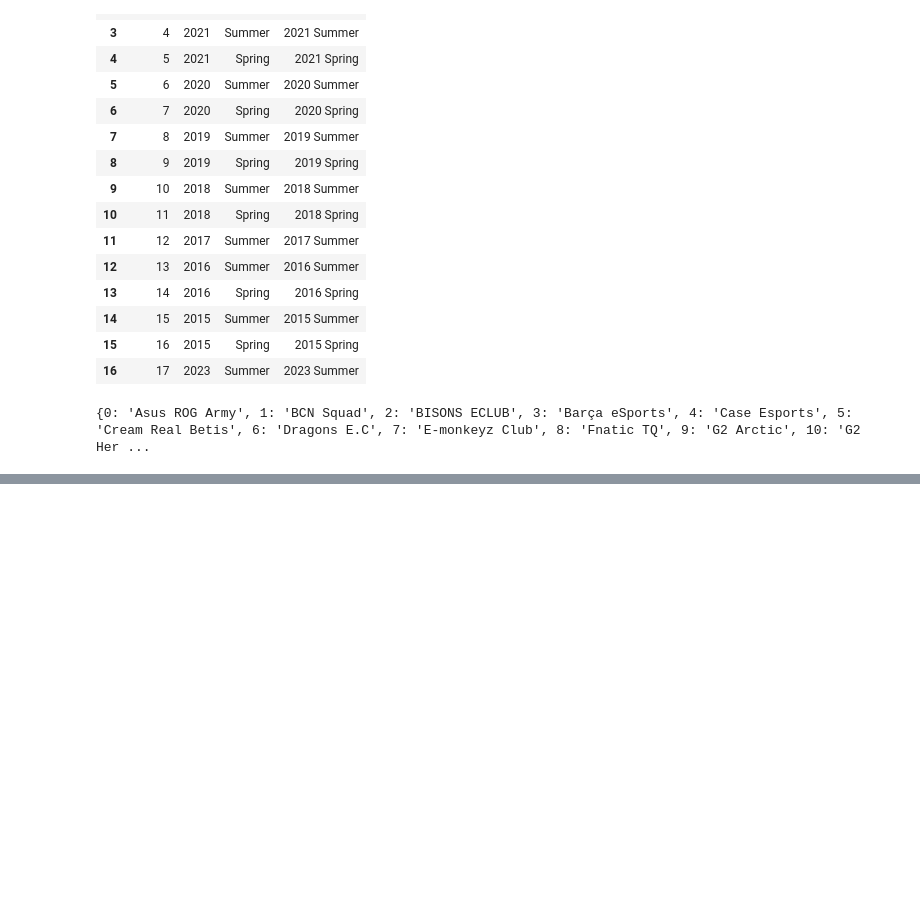
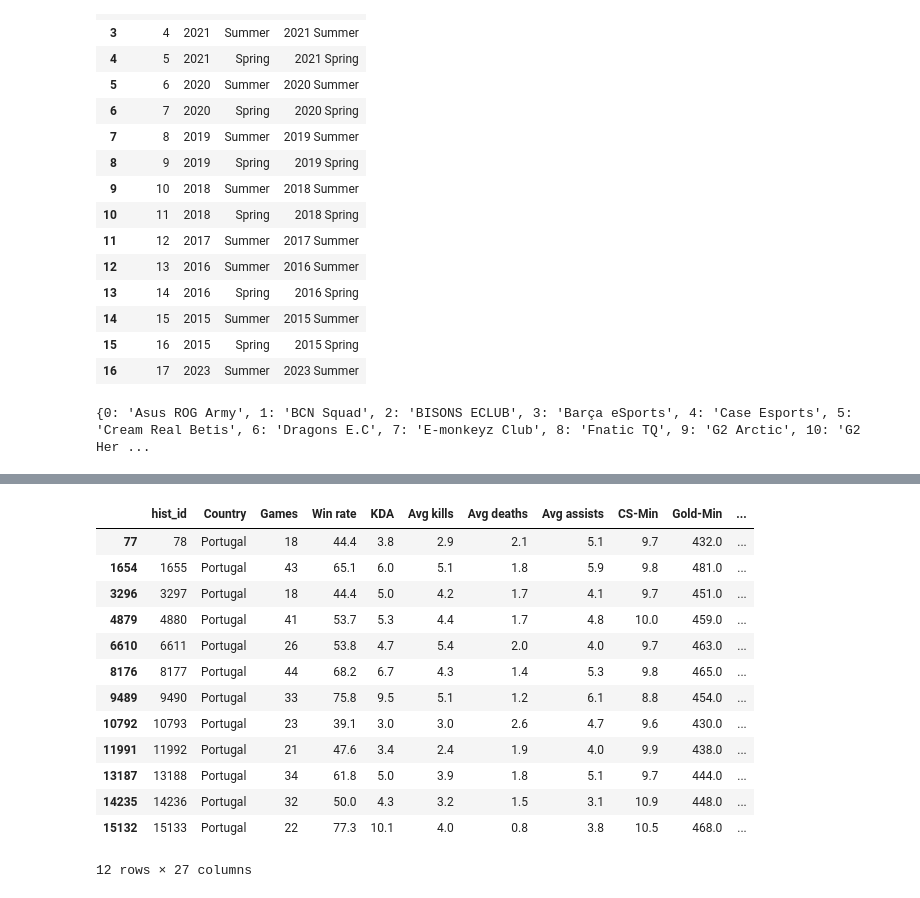
Before and after one commit to Linxx333/MrLinx-Data-ETL, a Jupyter notebook: src/main.ipynb, the cells around one changed output, grey strips where cells are left out. Drawn from its saved outputs; the diff is of its cells as text; code cells hidden in the pictures; blank space fills up the shorter version.

```diff
--- a/src/main.ipynb
+++ b/src/main.ipynb
@@ -863,0 +941,17 @@ hist_champs.head()
+# %%
+hist_players[hist_players['players_id'] == 245]
+# %% [output]
+|  | hist_id | Country | Games | Win rate | KDA | Avg kills | Avg deaths | Avg assists | CS-Min | Gold-Min | ... |
+| 77 | 78 | Portugal | 18 | 44.4 | 3.8 | 2.9 | 2.1 | 5.1 | 9.7 | 432.0 | ... |
+| 1654 | 1655 | Portugal | 43 | 65.1 | 6.0 | 5.1 | 1.8 | 5.9 | 9.8 | 481.0 | ... |
+| 3296 | 3297 | Portugal | 18 | 44.4 | 5.0 | 4.2 | 1.7 | 4.1 | 9.7 | 451.0 | ... |
+| 4879 | 4880 | Portugal | 41 | 53.7 | 5.3 | 4.4 | 1.7 | 4.8 | 10.0 | 459.0 | ... |
+| 6610 | 6611 | Portugal | 26 | 53.8 | 4.7 | 5.4 | 2.0 | 4.0 | 9.7 | 463.0 | ... |
+| 8176 | 8177 | Portugal | 44 | 68.2 | 6.7 | 4.3 | 1.4 | 5.3 | 9.8 | 465.0 | ... |
+| 9489 | 9490 | Portugal | 33 | 75.8 | 9.5 | 5.1 | 1.2 | 6.1 | 8.8 | 454.0 | ... |
+| 10792 | 10793 | Portugal | 23 | 39.1 | 3.0 | 3.0 | 2.6 | 4.7 | 9.6 | 430.0 | ... |
+| 11991 | 11992 | Portugal | 21 | 47.6 | 3.4 | 2.4 | 1.9 | 4.0 | 9.9 | 438.0 | ... |
+| 13187 | 13188 | Portugal | 34 | 61.8 | 5.0 | 3.9 | 1.8 | 5.1 | 9.7 | 444.0 | ... |
+| 14235 | 14236 | Portugal | 32 | 50.0 | 4.3 | 3.2 | 1.5 | 3.1 | 10.9 | 448.0 | ... |
+| 15132 | 15133 | Portugal | 22 | 77.3 | 10.1 | 4.0 | 0.8 | 3.8 | 10.5 | 468.0 | ... |
+12 rows × 27 columns
```
Also changed, not shown: parts of 26 cells of this notebook, 1 other file.
